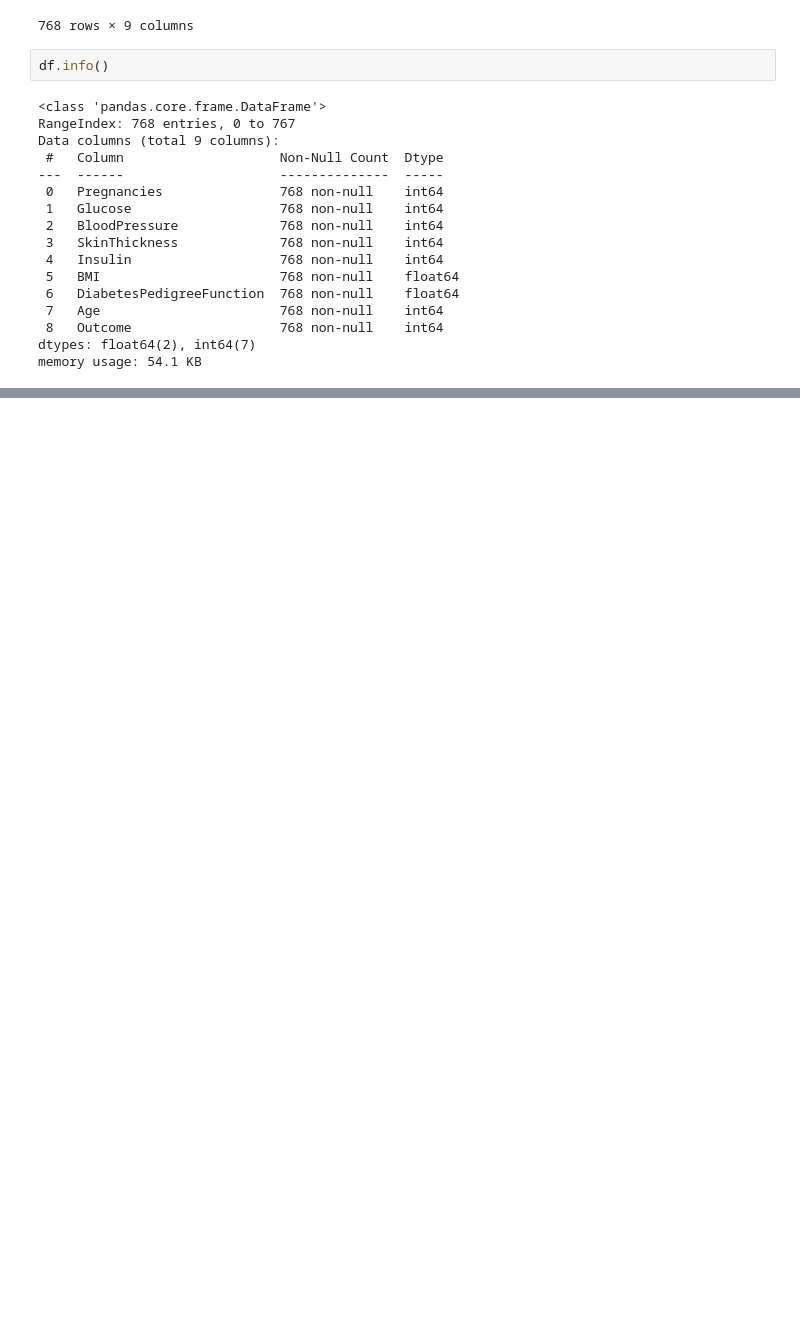
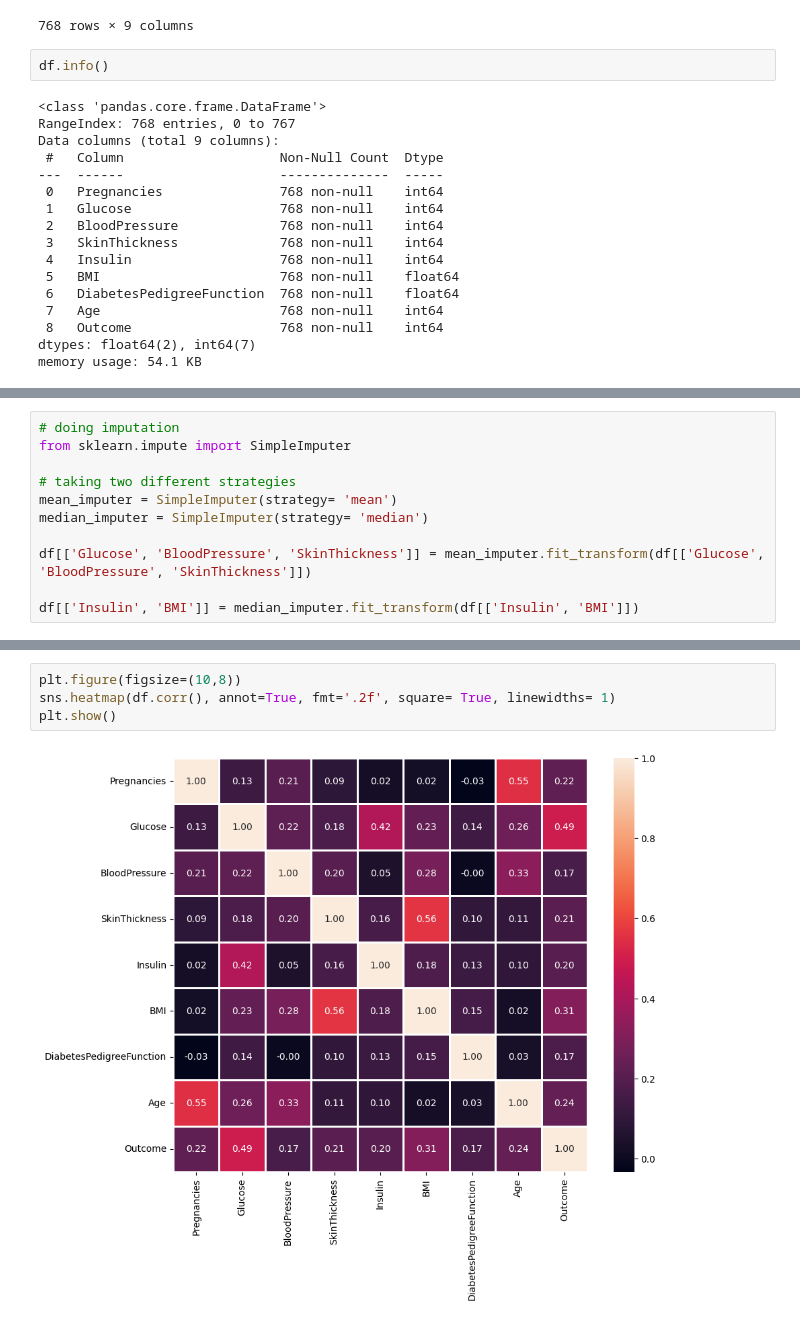
Before and after one commit to drmanishmewani/pima_indians_diabetes, a Jupyter notebook: pima_indians_diabetes.ipynb, the cells around one changed output, grey strips where cells are left out. Cells and saved outputs as stored; diff of their text form; blank space fills up the shorter version.

```diff
--- a/pima_indians_diabetes.ipynb
+++ b/pima_indians_diabetes.ipynb
@@ -116,0 +123,11 @@ df[(df['Insulin']<50)].sort_values('Insulin',ascending=False).reset_index()
+# %%
+# doing imputation
+from sklearn.impute import SimpleImputer
+
+# taking two different strategies
+mean_imputer = SimpleImputer(strategy= 'mean')
+median_imputer = SimpleImputer(strategy= 'median')
+
+df[['Glucose', 'BloodPressure', 'SkinThickness']] = mean_imputer.fit_transform(df[['Glucose', 'BloodPressure', 'SkinThickness']])
+
+df[['Insulin', 'BMI']] = median_imputer.fit_transform(df[['Insulin', 'BMI']])
@@ -116,0 +158,6 @@ df[(df['Insulin']<50)].sort_values('Insulin',ascending=False).reset_index()
+# %%
+plt.figure(figsize=(10,8))
+sns.heatmap(df.corr(), annot=True, fmt='.2f', square= True, linewidths= 1)
+plt.show()
+# %% [output]
+[figure, added]
```
Also changed, not shown: parts of 15 cells of this notebook.
